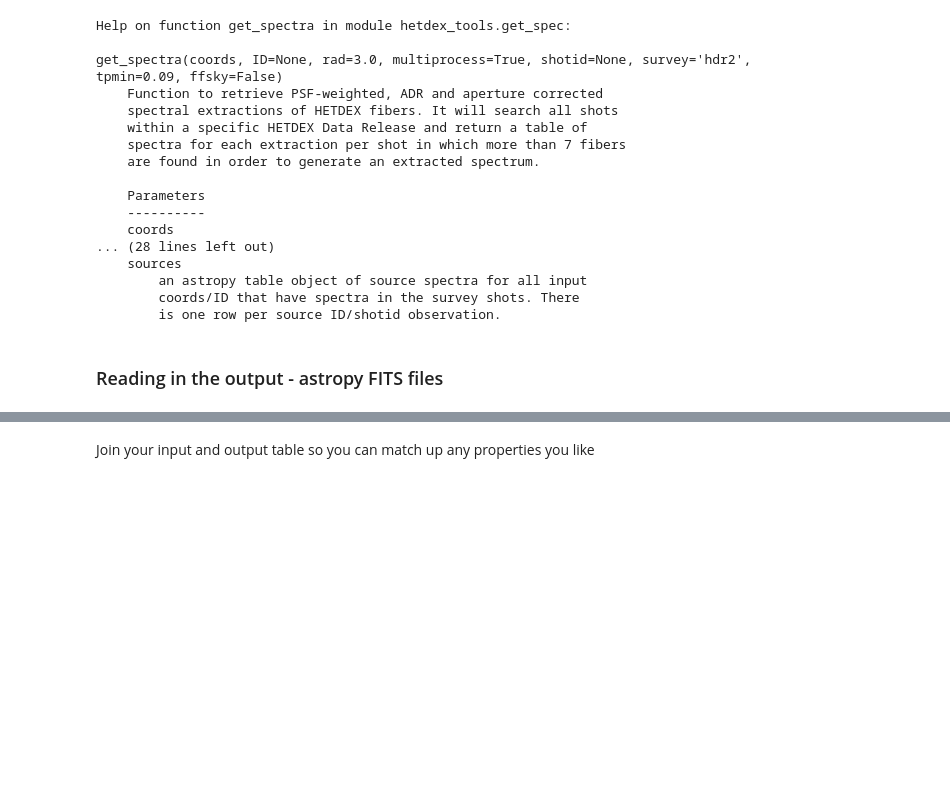
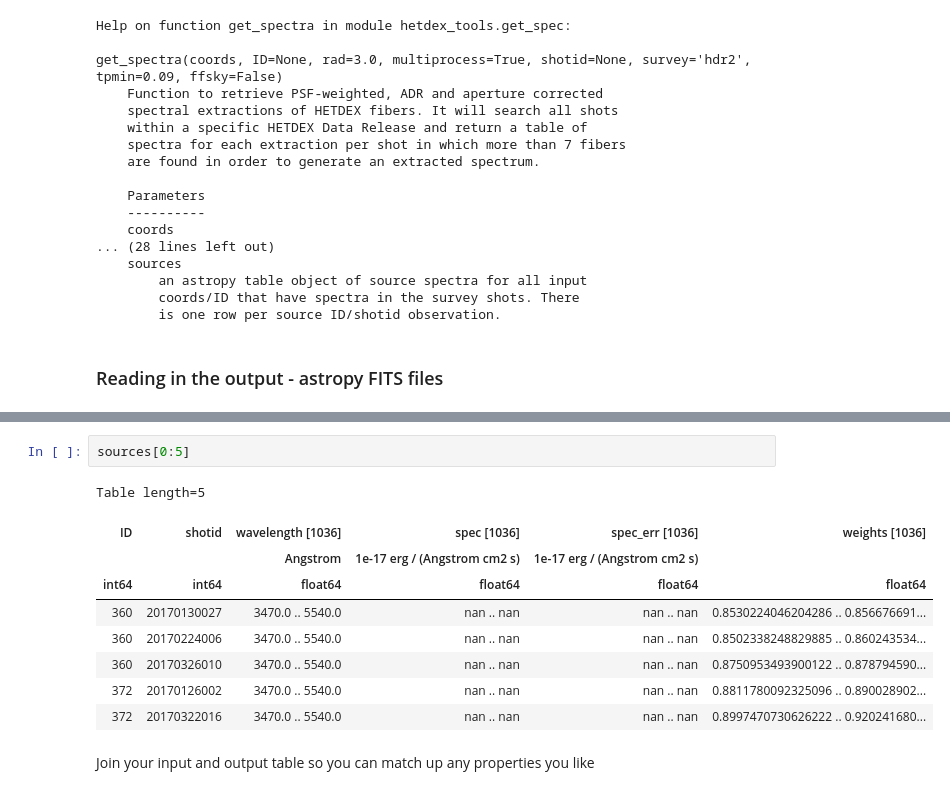
Before and after one commit to HETDEX/hetdex_api, a Jupyter notebook: notebooks/14-Extracting_a_sourcelist.ipynb, the cells around one changed output, grey strips where cells are left out. Drawn from its saved outputs; the diff is of its cells as text; blank space fills up the shorter version.

```diff
--- a/notebooks/14-Extracting_a_sourcelist.ipynb
+++ b/notebooks/14-Extracting_a_sourcelist.ipynb
@@ -117,3 +85,15 @@ Table length=858
+# %%
+sources[0:5]
+# %% [output]
+Table length=5
+| ID | shotid | wavelength [1036] | spec [1036] | spec_err [1036] | weights [1036] |
+|  |  | Angstrom | 1e-17 erg / (Angstrom cm2 s) | 1e-17 erg / (Angstrom cm2 s) |  |
+| int64 | int64 | float64 | float64 | float64 | float64 |
+| 360 | 20170130027 | 3470.0 .. 5540.0 | nan .. nan | nan .. nan | 0.8530224046204286 .. 0.856676691... |
+| 360 | 20170224006 | 3470.0 .. 5540.0 | nan .. nan | nan .. nan | 0.8502338248829885 .. 0.860243534... |
+| 360 | 20170326010 | 3470.0 .. 5540.0 | nan .. nan | nan .. nan | 0.8750953493900122 .. 0.878794590... |
+| 372 | 20170126002 | 3470.0 .. 5540.0 | nan .. nan | nan .. nan | 0.8811780092325096 .. 0.890028902... |
+| 372 | 20170322016 | 3470.0 .. 5540.0 | nan .. nan | nan .. nan | 0.8997470730626222 .. 0.920241680... |
 # %% [markdown]
 Join your input and output table so you can match up any properties you like
 # %%
```
Also changed, not shown: parts of 6 cells of this notebook.
